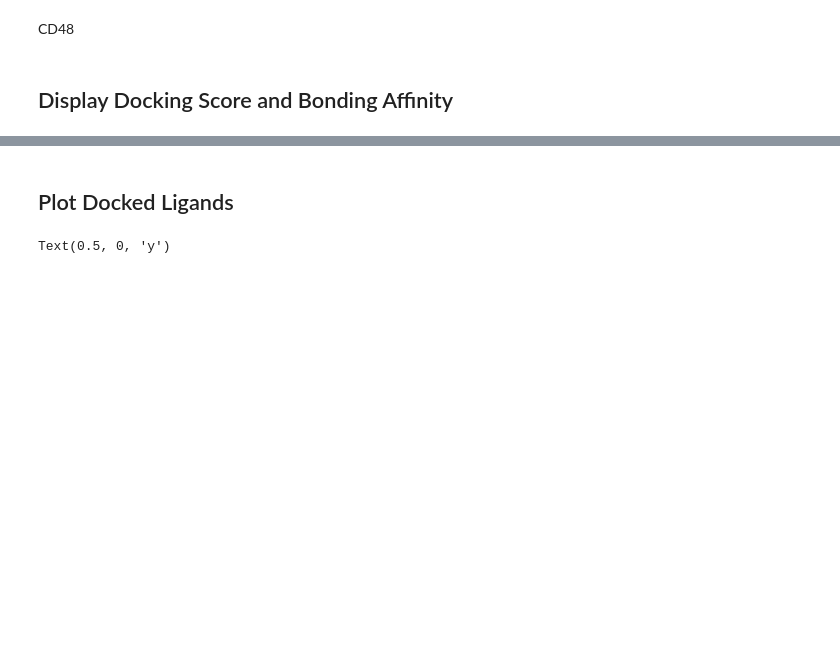
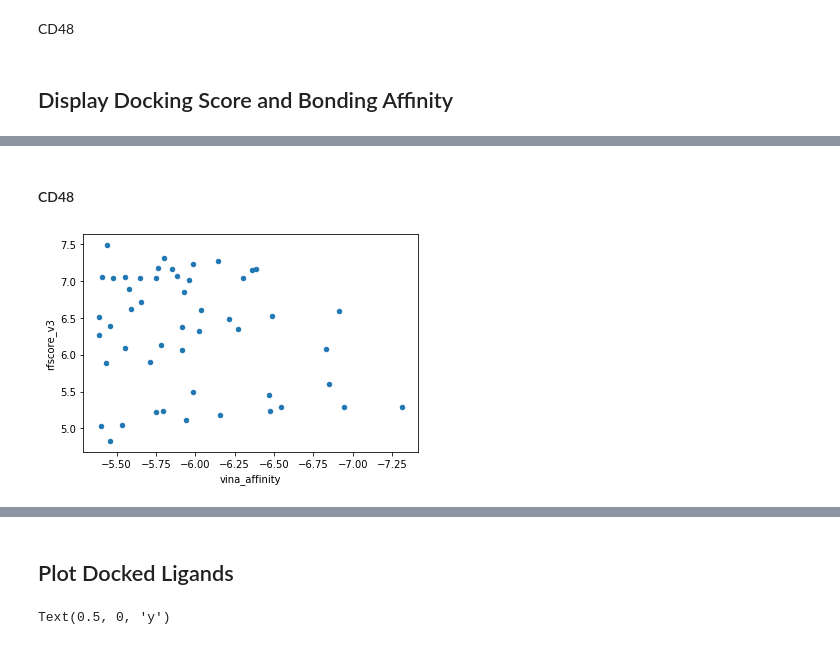
Before and after one commit to cburns4-BioRes/BIOINFO_FINAL_Project, a Jupyter notebook: BIOINFO Project_v2.ipynb, the cells around one changed output, grey strips where cells are left out. Drawn from its saved outputs; the diff is of its cells as text; code cells hidden in the pictures; blank space fills up the shorter version.

```diff
--- a/BIOINFO Project_v2.ipynb
+++ b/BIOINFO Project_v2.ipynb
@@ -709,0 +751,10 @@ NeuroScan.write_csv('CD48_NeuB_score.csv')
+# %%
+all_files = glob.glob("Score csv/CD48_score/*.csv")
+
+li = []
+
+for filename in all_files:
+    df = pd.read_csv(filename, index_col=None, header=0)
+    li.append(df)
+
+CD48List = pd.concat(li, axis=0, ignore_index=True)
@@ -709,0 +806,7 @@ NeuroScan.write_csv('CD48_NeuB_score.csv')
+# %% [markdown]
+#### CD48
+# %%
+
+CD48Top.plot.scatter(x='vina_affinity',y='rfscore_v3').invert_xaxis()
+# %% [output]
+[figure, added]
```
Also changed, not shown: parts of 20 cells of this notebook, 4 other files.
